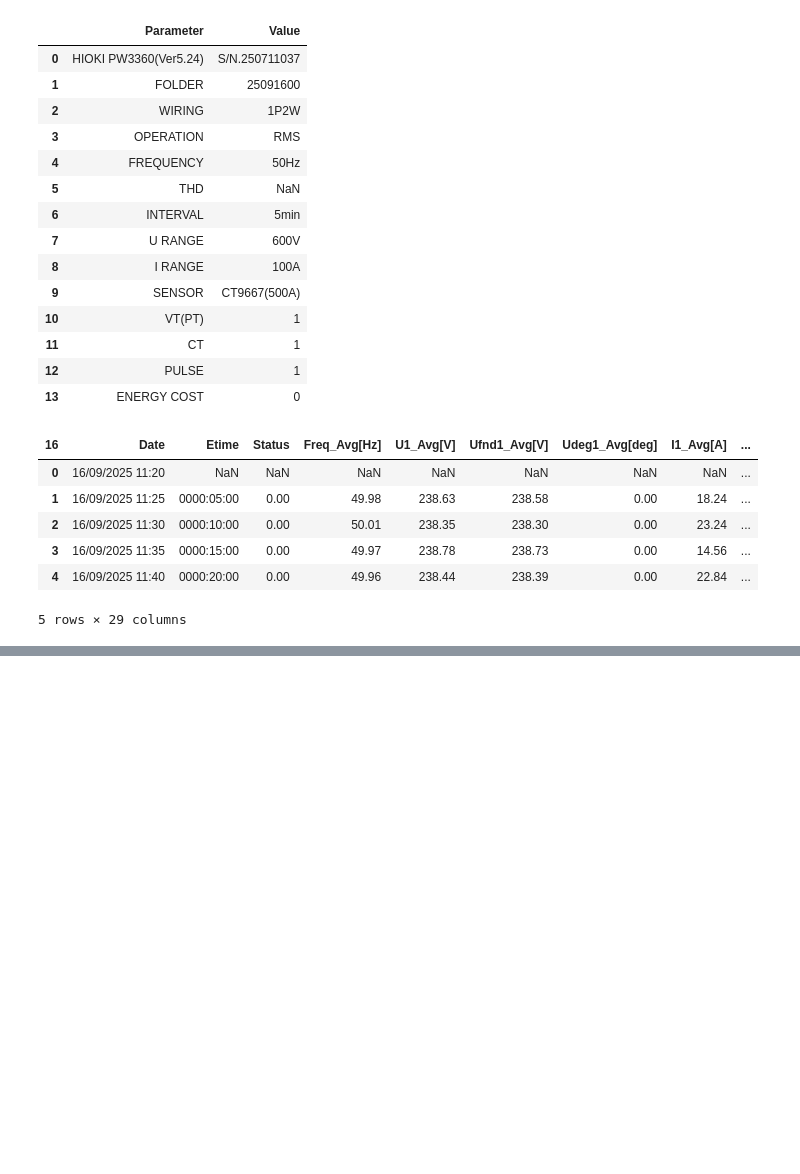
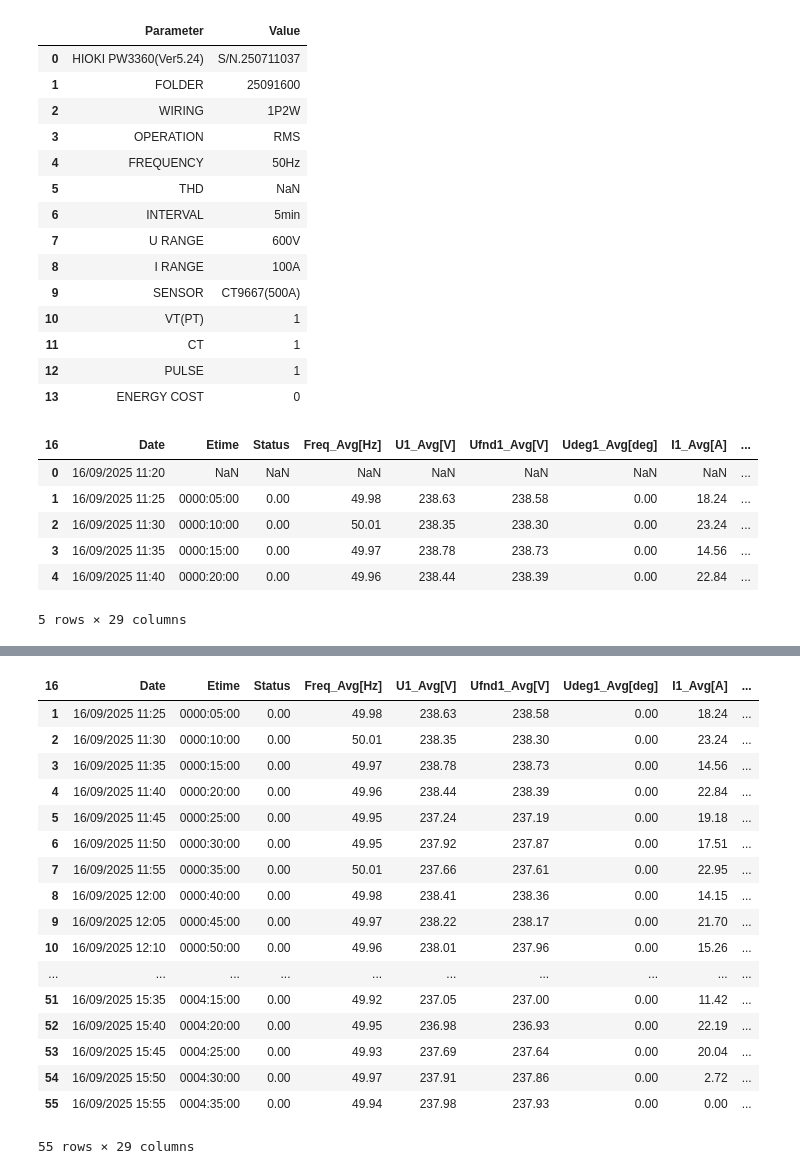
Before and after one commit to Arishneel-Narayan/Power_Logger, a Jupyter notebook: Power_Analysis.ipynb, the cells around one changed output, grey strips where cells are left out. Saved outputs shown, nothing was run; the diff lists cells and outputs as text; code cells hidden in the pictures; blank space fills up the shorter version.

```diff
--- a/Power_Analysis.ipynb
+++ b/Power_Analysis.ipynb
@@ -94,29 +202,32 @@ data_df.head()
 | 4 | 16/09/2025 11:40 | 0000:20:00 | 0.00 | 49.96 | 238.44 | 238.39 | 0.00 | 22.84 | ... |
 5 rows × 29 columns
 # %%
+# Identify columns to check for emptiness (all except 'Date')
+# The header is an Index object, so we can use .drop()
 try:
-    cols_to_check = data_df.drop('Date')
+    cols_to_check = data_df.columns.drop('Date')
 except KeyError:
     print("Warning: 'Date' column not found. Cannot perform cleaning operation.")
     # If 'Date' column doesn't exist, we can't proceed with this logic.
-    # You might want to handle this case differently depending on your needs.
     cols_to_check = []
 
-if cols_to_check.any():
+# Check if the list of columns to check is not empty.
+# An empty list evaluates to False in a boolean context.
+if len(cols_to_check) > 0:
     # Replace empty strings with NaN to make them detectable by dropna()
-    data_df_cleaned = data_df_sliced.replace(r'^\s*$', pd.NA, regex=True)
+    data_df_cleaned = data_df.replace(r'^\s*$', pd.NA, regex=True)
 
     # Drop rows where all specified columns are NaN
     data_df_cleaned.dropna(subset=cols_to_check, how='all', inplace=True)
 
     # Display the shape before and after to see how many rows were removed
-    print(f"Shape before cleaning: {data_df_sliced.shape}")
+    print(f"Shape before cleaning: {data_df.shape}")
     print(f"Shape after cleaning:  {data_df_cleaned.shape}")
 
     # Display the head of the cleaned DataFrame
     data_df_cleaned.head()
 else:
     # If cols_to_check is empty, just copy the dataframe
-    data_df_cleaned = data_df_sliced.copy()
+    data_df_cleaned = data_df.copy()
     print("Skipping cleaning as no columns to check were identified.")
 # %% [output]
@@ -124,0 +236,21 @@ AttributeError: 'list' object has no attribute 'any'
+# %%
+data_df_cleaned
+# %% [output]
+| 16 | Date | Etime | Status | Freq_Avg[Hz] | U1_Avg[V] | Ufnd1_Avg[V] | Udeg1_Avg[deg] | I1_Avg[A] | ... |
+| 1 | 16/09/2025 11:25 | 0000:05:00 | 0.00 | 49.98 | 238.63 | 238.58 | 0.00 | 18.24 | ... |
+| 2 | 16/09/2025 11:30 | 0000:10:00 | 0.00 | 50.01 | 238.35 | 238.30 | 0.00 | 23.24 | ... |
+| 3 | 16/09/2025 11:35 | 0000:15:00 | 0.00 | 49.97 | 238.78 | 238.73 | 0.00 | 14.56 | ... |
+| 4 | 16/09/2025 11:40 | 0000:20:00 | 0.00 | 49.96 | 238.44 | 238.39 | 0.00 | 22.84 | ... |
+| 5 | 16/09/2025 11:45 | 0000:25:00 | 0.00 | 49.95 | 237.24 | 237.19 | 0.00 | 19.18 | ... |
+| 6 | 16/09/2025 11:50 | 0000:30:00 | 0.00 | 49.95 | 237.92 | 237.87 | 0.00 | 17.51 | ... |
+| 7 | 16/09/2025 11:55 | 0000:35:00 | 0.00 | 50.01 | 237.66 | 237.61 | 0.00 | 22.95 | ... |
+| 8 | 16/09/2025 12:00 | 0000:40:00 | 0.00 | 49.98 | 238.41 | 238.36 | 0.00 | 14.15 | ... |
+| 9 | 16/09/2025 12:05 | 0000:45:00 | 0.00 | 49.97 | 238.22 | 238.17 | 0.00 | 21.70 | ... |
+| 10 | 16/09/2025 12:10 | 0000:50:00 | 0.00 | 49.96 | 238.01 | 237.96 | 0.00 | 15.26 | ... |
+| ... | ... | ... | ... | ... | ... | ... | ... | ... | ... |
+| 51 | 16/09/2025 15:35 | 0004:15:00 | 0.00 | 49.92 | 237.05 | 237.00 | 0.00 | 11.42 | ... |
+| 52 | 16/09/2025 15:40 | 0004:20:00 | 0.00 | 49.95 | 236.98 | 236.93 | 0.00 | 22.19 | ... |
+| 53 | 16/09/2025 15:45 | 0004:25:00 | 0.00 | 49.93 | 237.69 | 237.64 | 0.00 | 20.04 | ... |
+| 54 | 16/09/2025 15:50 | 0004:30:00 | 0.00 | 49.97 | 237.91 | 237.86 | 0.00 | 2.72 | ... |
+| 55 | 16/09/2025 15:55 | 0004:35:00 | 0.00 | 49.94 | 237.98 | 237.93 | 0.00 | 0.00 | ... |
+55 rows × 29 columns
```
Also changed, not shown: parts of 5 cells of this notebook.
